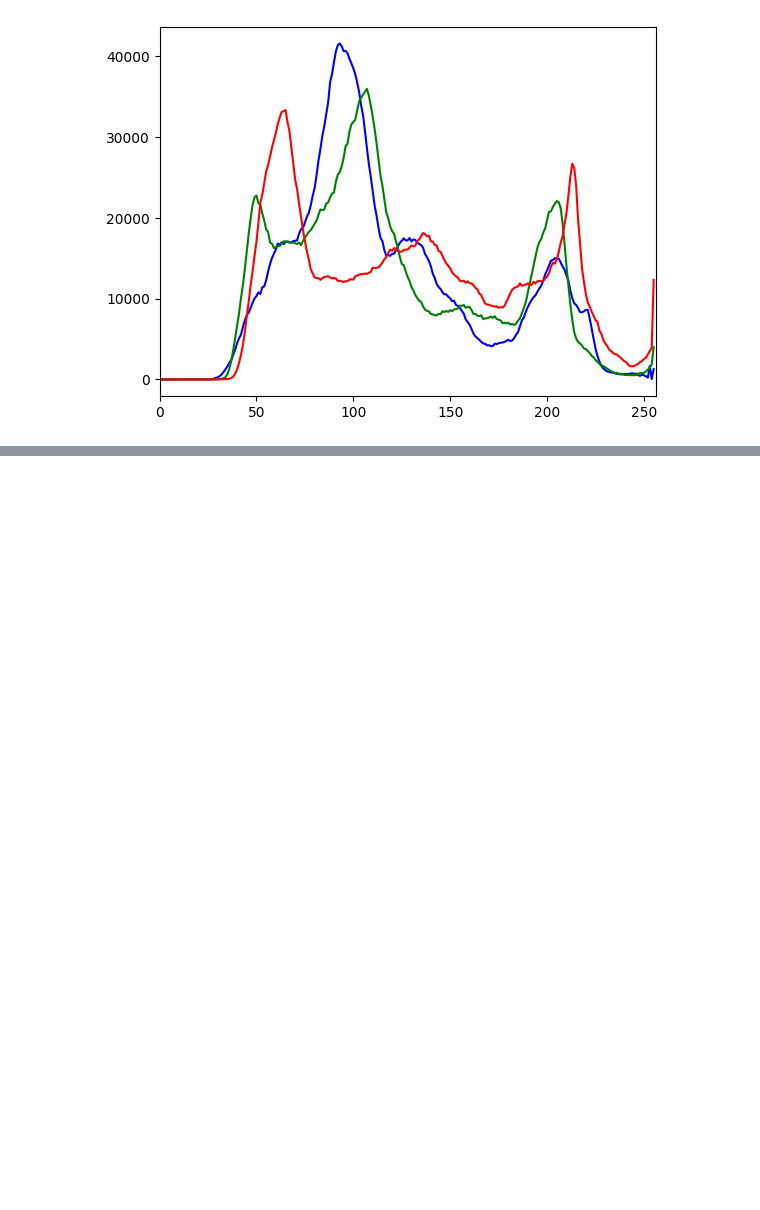
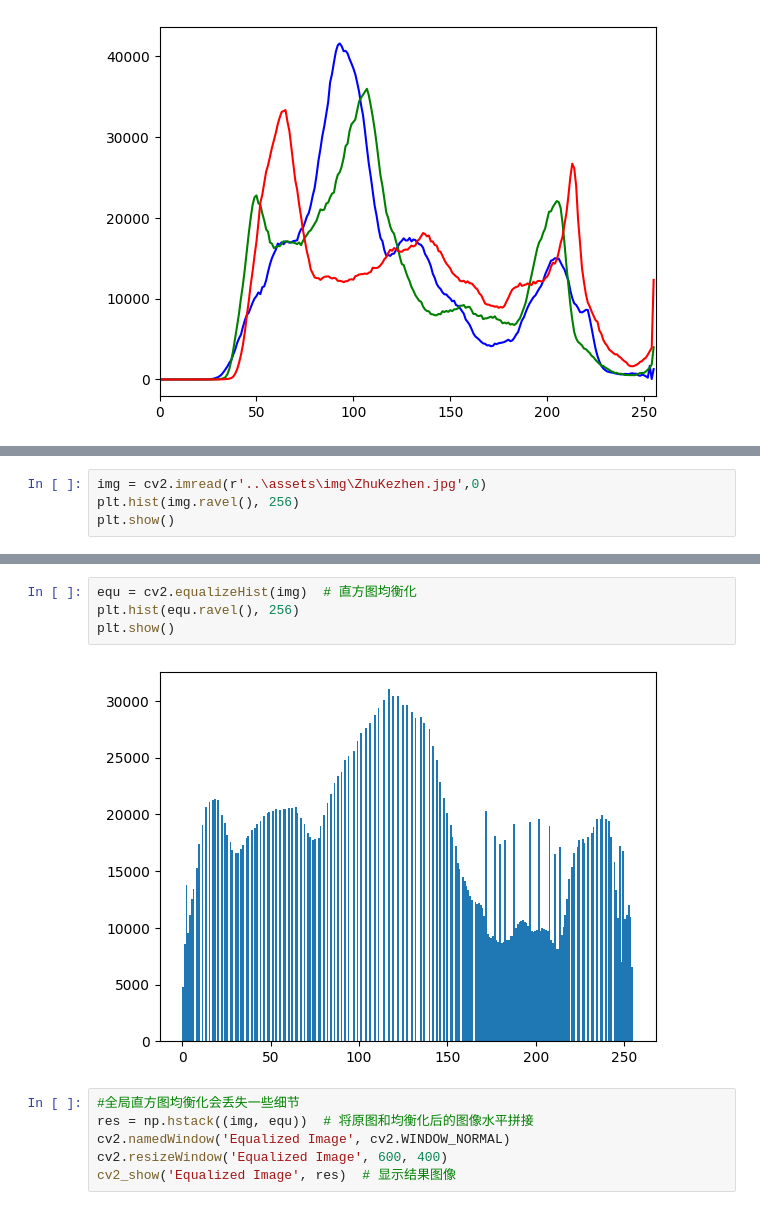
Before and after one commit to SelfGala/OpenCV-Note, a Jupyter notebook: src/openCV.ipynb, the cells around one changed output, grey strips where cells are left out. Cells and saved outputs as stored; diff of their text form; blank space fills up the shorter version.

```diff
--- a/src/openCV.ipynb
+++ b/src/openCV.ipynb
@@ -906,0 +930,4 @@ for i, col in enumerate(color):
+# %%
+img = cv2.imread(r'..\assets\img\ZhuKezhen.jpg',0)
+plt.hist(img.ravel(), 256)
+plt.show()
@@ -906,0 +936,12 @@ for i, col in enumerate(color):
+# %%
+equ = cv2.equalizeHist(img)  # 直方图均衡化
+plt.hist(equ.ravel(), 256)
+plt.show()
+# %% [output]
+[figure, added]
+# %%
+#全局直方图均衡化会丢失一些细节
+res = np.hstack((img, equ))  # 将原图和均衡化后的图像水平拼接
+cv2.namedWindow('Equalized Image', cv2.WINDOW_NORMAL)
+cv2.resizeWindow('Equalized Image', 600, 400)
+cv2_show('Equalized Image', res)  # 显示结果图像
```
Also changed, not shown: parts of 21 cells of this notebook, 5 other files.
